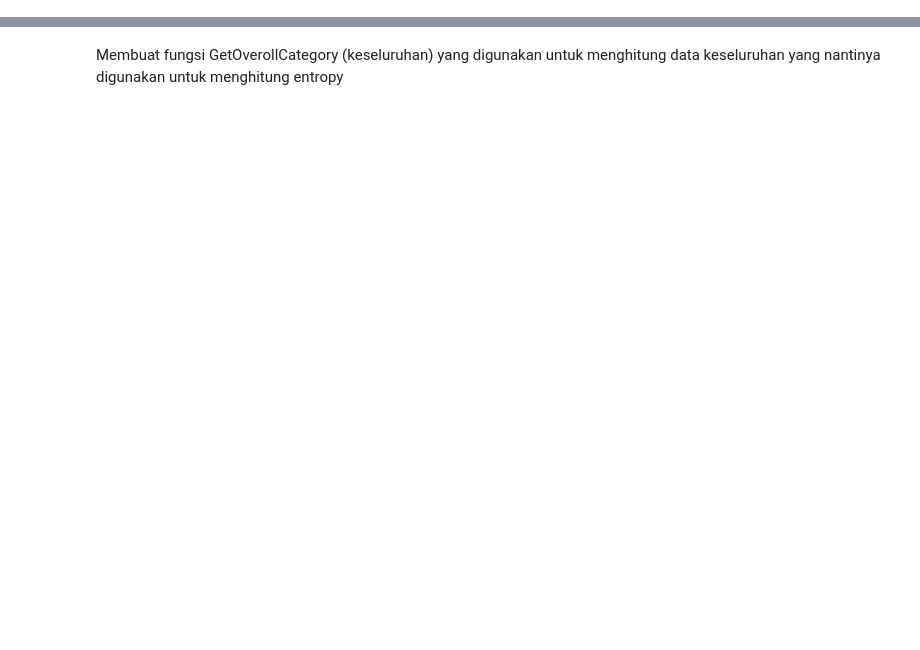
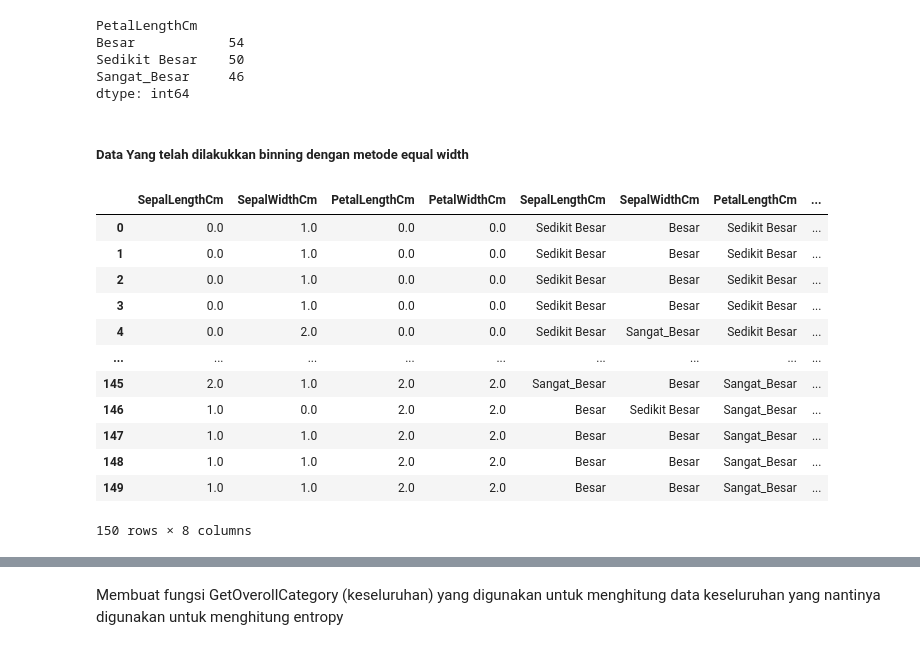
Before and after one commit to Ihsan210702/datamining, a Jupyter notebook: _sources/Tugas-2.ipynb, the cells around one changed output, grey strips where cells are left out. Drawn from its saved outputs; the diff is of its cells as text; code cells hidden in the pictures; blank space fills up the shorter version.

```diff
--- a/_sources/Tugas-2.ipynb
+++ b/_sources/Tugas-2.ipynb
@@ -581,0 +54,9 @@ sample
+# %%
+# CONSTAN SERIES
+
+#Inisialisasi variable untuk data class
+IrisClass = pd.DataFrame(df["Species"])
+
+#Inisialisasi untuk menghilangkan data class/label
+IrisData = df.drop(columns = ["Species","Id"])
+IrisData
@@ -581,0 +109,14 @@ sample
+# %%
+# equal-width intervals
+
+labels = ["Sedikit Besar", "Besar", "Sangat Besar"]
+amount_of_binning = len(labels)
+
+#equal-width intervals binning
+est_ew_binning = KBinsDiscretizer(n_bins=amount_of_binning, encode='ordinal', strategy='uniform')
+
+#fit binning to data
+est_ew_binning.fit(IrisData)
+iris_ew_binning = est_ew_binning.fit_transform(IrisData)
+value_of_ew_binned_df = pd.DataFrame(iris_ew_binning, columns=["SepalLengthCm","SepalWidthCm", "PetalLengthCm", "PetalWidthCm"])
+value_of_ew_binned_df
@@ -581,0 +137,7 @@ sample
+# %%
+#Inisialisasi data untuk setiap fitur yang terdapat pada iris data yang telah di binning
+ew_binned_iris_data = pd.DataFrame(iris_ew_binning, columns=["SepalLengthCm", "SepalWidthCm", "PetalLengthCm", "PetalWidthCm"])
+ew_binned_iris_data["SepalLengthCm"] = np.where(ew_binned_iris_data["SepalLengthCm"] == 0.0, "Sedikit Besar", np.where(ew_binned_iris_data["SepalLengthCm"] == 1.0, "Besar", "Sangat_Besar"))
+ew_binned_iris_data["SepalWidthCm"] = np.where(ew_binned_iris_data["SepalWidthCm"] == 0.0, "Sedikit Besar", np.where(ew_binned_iris_data["SepalWidthCm"] == 1.0, "Besar", "Sangat_Besar"))
+ew_binned_iris_data["PetalLengthCm"] = np.where(ew_binned_iris_data["PetalLengthCm"] == 0.0, "Sedikit Besar", np.where(ew_binned_iris_data["PetalLengthCm"] == 1.0, "Besar", "Sangat_Besar"))
+ew_binned_iris_data["PetalWidthCm"]  = np.where(ew_binned_iris_data["PetalWidthCm"] == 0.0, "Sedikit Besar", np.where(ew_binned_iris_data["PetalWidthCm"] == 1.0, "Besar", "Sangat_Besar"))
@@ -581,0 +251,28 @@ sample
+# %%
+#Hitung setiap data perkategori
+class_ew_binned_petalLength.value_counts()
+# %% [output]
+PetalLengthCm
+Besar            54
+Sedikit Besar    50
+Sangat_Besar     46
+dtype: int64
+# %% [markdown]
+##### Data Yang telah dilakukkan binning dengan metode equal width
+# %%
+equal_width_binning_df = pd.concat((value_of_ew_binned_df, ew_binned_iris_data), axis = 1)
+equal_width_binning_df
+# %% [output]
+|  | SepalLengthCm | SepalWidthCm | PetalLengthCm | PetalWidthCm | SepalLengthCm | SepalWidthCm | PetalLengthCm | ... |
+| 0 | 0.0 | 1.0 | 0.0 | 0.0 | Sedikit Besar | Besar | Sedikit Besar | ... |
+| 1 | 0.0 | 1.0 | 0.0 | 0.0 | Sedikit Besar | Besar | Sedikit Besar | ... |
+| 2 | 0.0 | 1.0 | 0.0 | 0.0 | Sedikit Besar | Besar | Sedikit Besar | ... |
+| 3 | 0.0 | 1.0 | 0.0 | 0.0 | Sedikit Besar | Besar | Sedikit Besar | ... |
+| 4 | 0.0 | 2.0 | 0.0 | 0.0 | Sedikit Besar | Sangat_Besar | Sedikit Besar | ... |
+| ... | ... | ... | ... | ... | ... | ... | ... | ... |
+| 145 | 2.0 | 1.0 | 2.0 | 2.0 | Sangat_Besar | Besar | Sangat_Besar | ... |
+| 146 | 1.0 | 0.0 | 2.0 | 2.0 | Besar | Sedikit Besar | Sangat_Besar | ... |
+| 147 | 1.0 | 1.0 | 2.0 | 2.0 | Besar | Besar | Sangat_Besar | ... |
+| 148 | 1.0 | 1.0 | 2.0 | 2.0 | Besar | Besar | Sangat_Besar | ... |
+| 149 | 1.0 | 1.0 | 2.0 | 2.0 | Besar | Besar | Sangat_Besar | ... |
+150 rows × 8 columns
```
Also changed, not shown: parts of 193 cells of this notebook, 36 other files.
